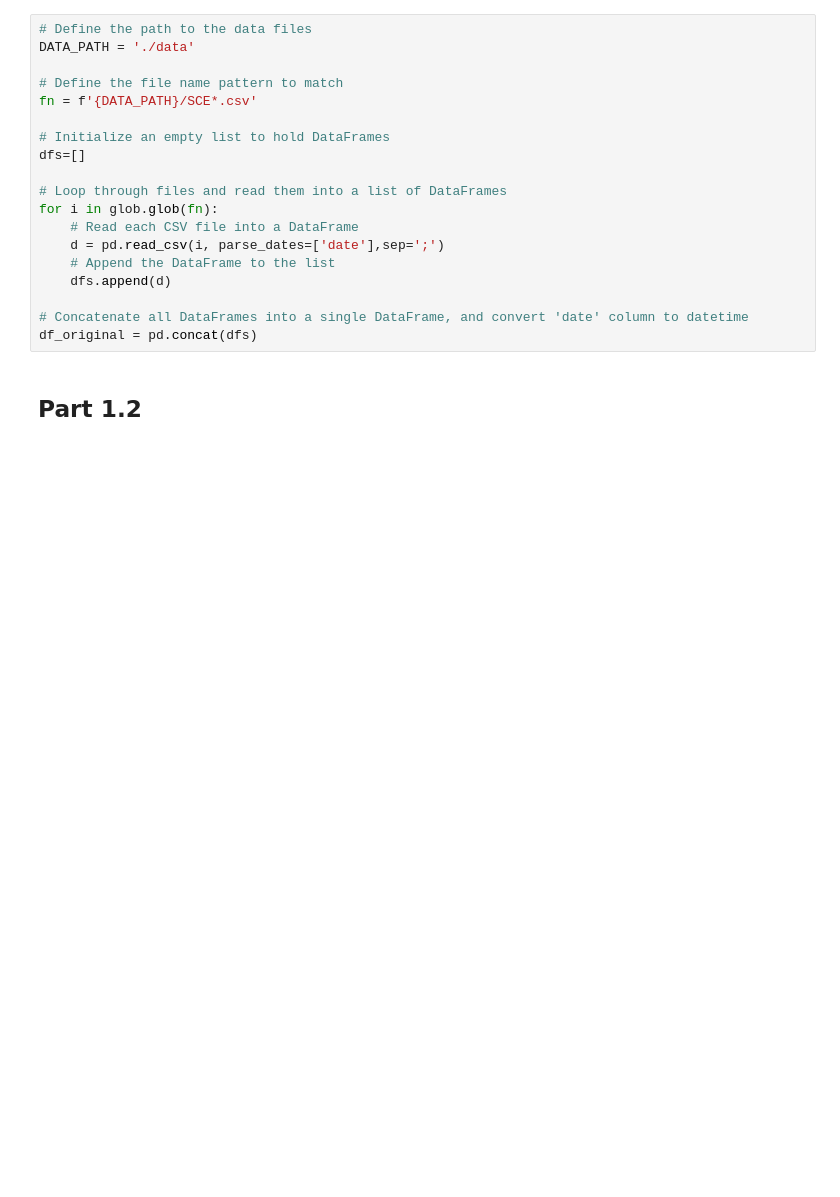
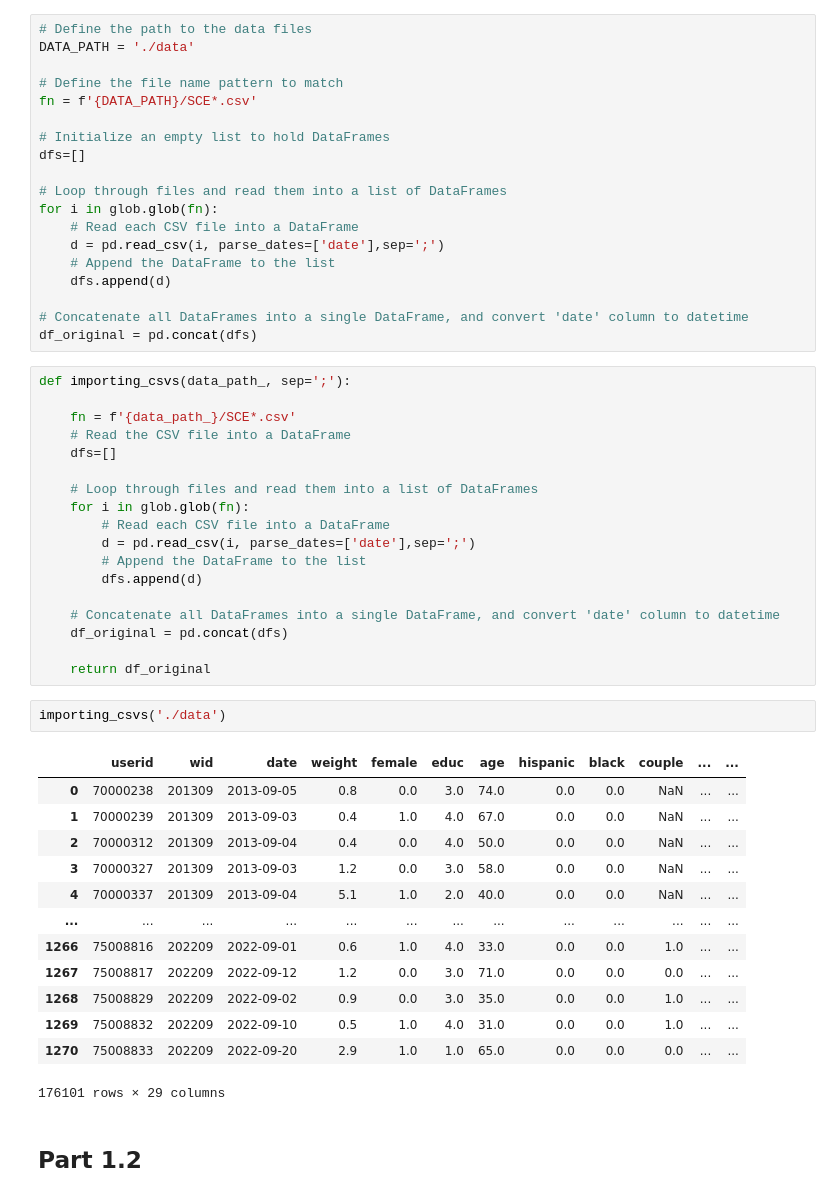
Before and after one commit to magnusjunge/TERM-PAPER-G15-v3, a Jupyter notebook: solution.ipynb, the cells around one changed output. Cells and saved outputs as stored; diff of their text form; blank space fills up the shorter version.

Commit message:
Adding function for importing csvs

```diff
--- a/solution.ipynb
+++ b/solution.ipynb
@@ -27,6 +27,40 @@ for i in glob.glob(fn):
 
 # Concatenate all DataFrames into a single DataFrame, and convert 'date' column to datetime
 df_original = pd.concat(dfs)
+# %%
+def importing_csvs(data_path_, sep=';'):
+
+    fn = f'{data_path_}/SCE*.csv'
+    # Read the CSV file into a DataFrame
+    dfs=[]
+
+    # Loop through files and read them into a list of DataFrames
+    for i in glob.glob(fn):
+        # Read each CSV file into a DataFrame
+        d = pd.read_csv(i, parse_dates=['date'],sep=';')
+        # Append the DataFrame to the list
+        dfs.append(d)
+
+    # Concatenate all DataFrames into a single DataFrame, and convert 'date' column to datetime
+    df_original = pd.concat(dfs)
+
+    return df_original
+# %%
+importing_csvs('./data')
+# %% [output]
+|  | userid | wid | date | weight | female | educ | age | hispanic | black | couple | ... | ... |
+| 0 | 70000238 | 201309 | 2013-09-05 | 0.8 | 0.0 | 3.0 | 74.0 | 0.0 | 0.0 | NaN | ... | ... |
+| 1 | 70000239 | 201309 | 2013-09-03 | 0.4 | 1.0 | 4.0 | 67.0 | 0.0 | 0.0 | NaN | ... | ... |
+| 2 | 70000312 | 201309 | 2013-09-04 | 0.4 | 0.0 | 4.0 | 50.0 | 0.0 | 0.0 | NaN | ... | ... |
+| 3 | 70000327 | 201309 | 2013-09-03 | 1.2 | 0.0 | 3.0 | 58.0 | 0.0 | 0.0 | NaN | ... | ... |
+| 4 | 70000337 | 201309 | 2013-09-04 | 5.1 | 1.0 | 2.0 | 40.0 | 0.0 | 0.0 | NaN | ... | ... |
+| ... | ... | ... | ... | ... | ... | ... | ... | ... | ... | ... | ... | ... |
+| 1266 | 75008816 | 202209 | 2022-09-01 | 0.6 | 1.0 | 4.0 | 33.0 | 0.0 | 0.0 | 1.0 | ... | ... |
+| 1267 | 75008817 | 202209 | 2022-09-12 | 1.2 | 0.0 | 3.0 | 71.0 | 0.0 | 0.0 | 0.0 | ... | ... |
+| 1268 | 75008829 | 202209 | 2022-09-02 | 0.9 | 0.0 | 3.0 | 35.0 | 0.0 | 0.0 | 1.0 | ... | ... |
+| 1269 | 75008832 | 202209 | 2022-09-10 | 0.5 | 1.0 | 4.0 | 31.0 | 0.0 | 0.0 | 1.0 | ... | ... |
+| 1270 | 75008833 | 202209 | 2022-09-20 | 2.9 | 1.0 | 1.0 | 65.0 | 0.0 | 0.0 | 0.0 | ... | ... |
+176101 rows × 29 columns
 # %% [markdown]
 ## Part 1.2
 # %%
```
Also changed, not shown: parts of 2 cells of this notebook.
